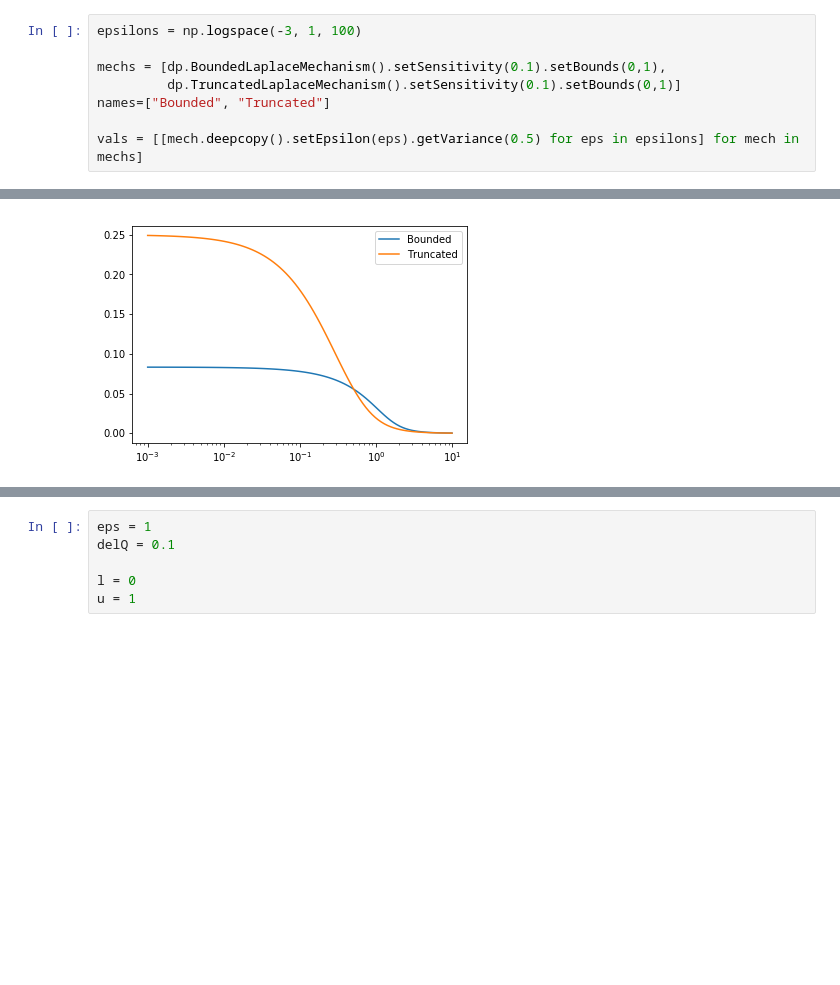
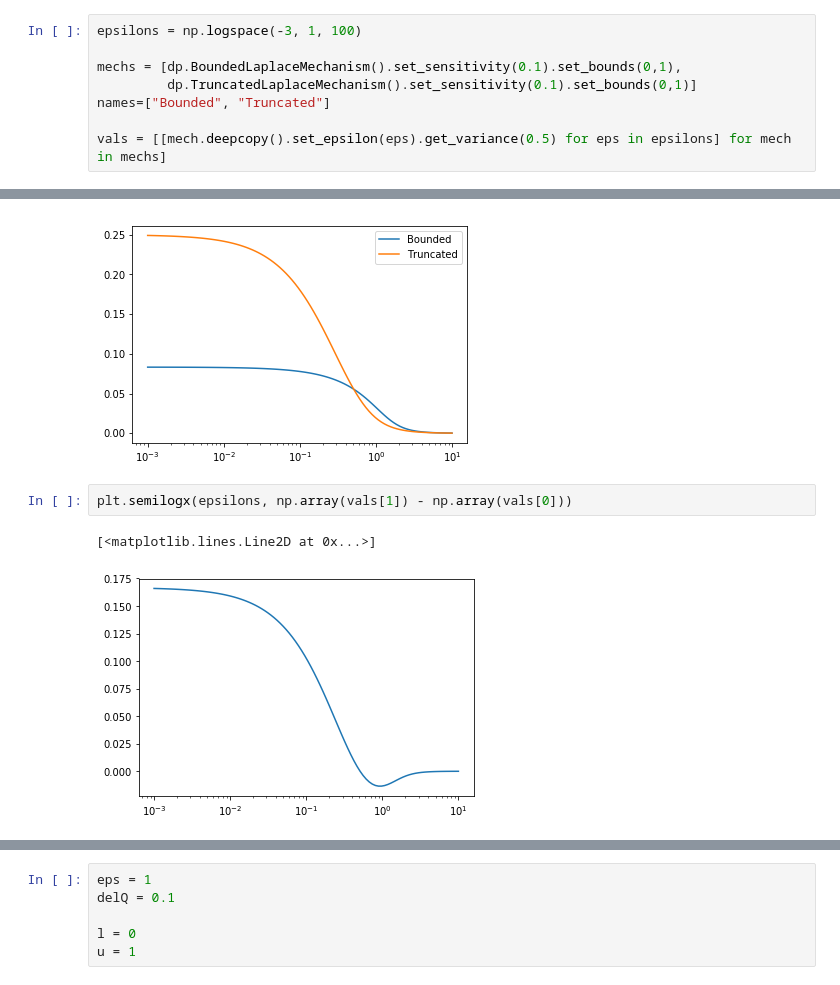
Before and after one commit to IBM/differential-privacy-library, a Jupyter notebook: BiasTest.ipynb, the cells around one changed output, grey strips where cells are left out. Saved outputs shown, nothing was run; the diff lists cells and outputs as text; blank space fills up the shorter version.

```diff
--- a/BiasTest.ipynb
+++ b/BiasTest.ipynb
@@ -361,11 +362,11 @@ plt.legend()
 # %%
 epsilons = np.logspace(-3, 1, 100)
 
-mechs = [dp.BoundedLaplaceMechanism().setSensitivity(0.1).setBounds(0,1),
-         dp.TruncatedLaplaceMechanism().setSensitivity(0.1).setBounds(0,1)]
+mechs = [dp.BoundedLaplaceMechanism().set_sensitivity(0.1).set_bounds(0,1),
+         dp.TruncatedLaplaceMechanism().set_sensitivity(0.1).set_bounds(0,1)]
 names=["Bounded", "Truncated"]
 
-vals = [[mech.deepcopy().setEpsilon(eps).getVariance(0.5) for eps in epsilons] for mech in mechs]
+vals = [[mech.deepcopy().set_epsilon(eps).get_variance(0.5) for eps in epsilons] for mech in mechs]
 # %%
 for i in range(len(mechs)):
     plt.semilogx(epsilons, vals[i], label=names[i])
@@ -373,3 +374,8 @@ plt.legend()
 # %% [output]
 <matplotlib.legend.Legend at 0x...>
 [figure]
+# %%
+plt.semilogx(epsilons, np.array(vals[1]) - np.array(vals[0]))
+# %% [output]
+[<matplotlib.lines.Line2D at 0x...>]
+[figure, added]
```
Also changed, not shown: parts of 24 cells of this notebook, 2 other files.
